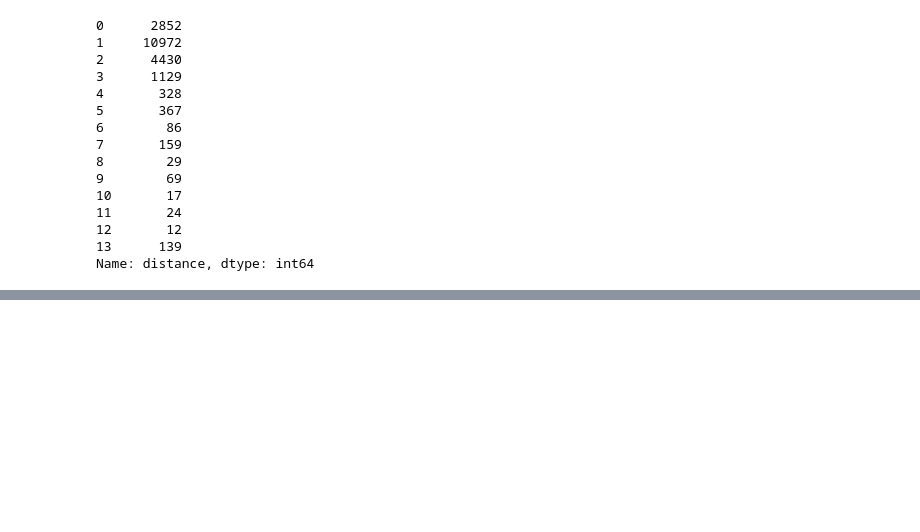
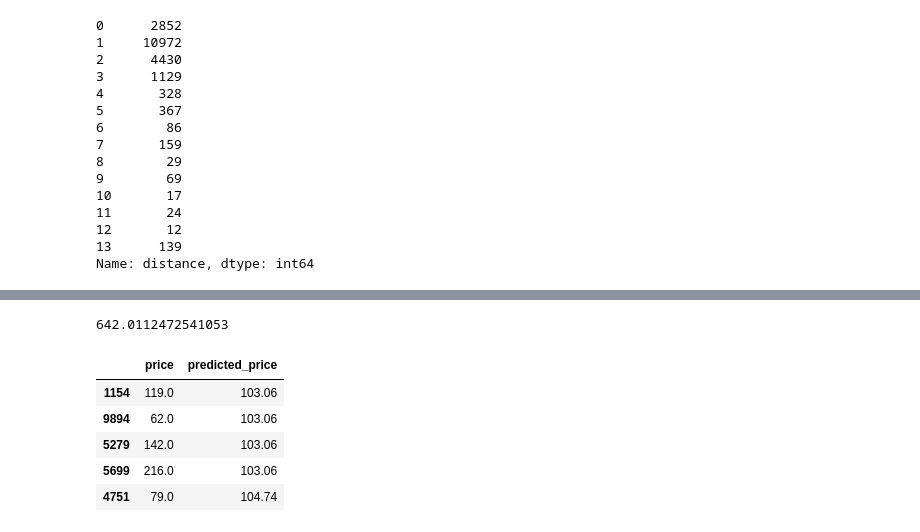
Before and after one commit to muratdemircan/airbnbindicator, a Jupyter notebook: Airbnb.ipynb, the cells around one changed output, grey strips where cells are left out. Saved outputs shown, nothing was run; the diff lists cells and outputs as text; code cells hidden in the pictures; blank space fills up the shorter version.

```diff
--- a/Airbnb.ipynb
+++ b/Airbnb.ipynb
@@ -49,0 +108,2 @@ Name: distance, dtype: int64
+# %%
+test_df['price_dist'] = test_df.Coordinate.apply(predict_distance, feature_column = 'Coordinate')
@@ -49,0 +120,11 @@ Name: distance, dtype: int64
+# %%
+def predict_price__m(new_listing_value, feature_column):
+    temp_df = test_df
+    temp_df['distance'] = np.abs(temp_df[feature_column] - new_listing_value)
+    temp_df = temp_df.sort_values('distance')
+    kn = temp_df.price_dist.iloc[:5]
+    predicted_price = kn.mean()
+    return predicted_price
+# %%
+test_df['predicted_price'] = test_df.accommodates.apply(predict_price__m, feature_column = 'accommodates' ) /2
+test_df.sort_values(['predicted_price','accommodates', 'price'])
@@ -49,0 +150,16 @@ Name: distance, dtype: int64
+# %%
+test_df['squared_error'] = (test_df['predicted_price'] - test_df['price'])**(2)
+mse = test_df['squared_error'].mean()
+rmse = mse ** (1/2)
+rmse
+# %% [output]
+642.0112472541053
+# %%
+test_df[["price", "predicted_price"]].head()
+# %% [output]
+|  | price | predicted_price |
+| 1154 | 119.0 | 103.06 |
+| 9894 | 62.0 | 103.06 |
+| 5279 | 142.0 | 103.06 |
+| 5699 | 216.0 | 103.06 |
+| 4751 | 79.0 | 104.74 |
```
Also changed, not shown: parts of 24 cells of this notebook.
